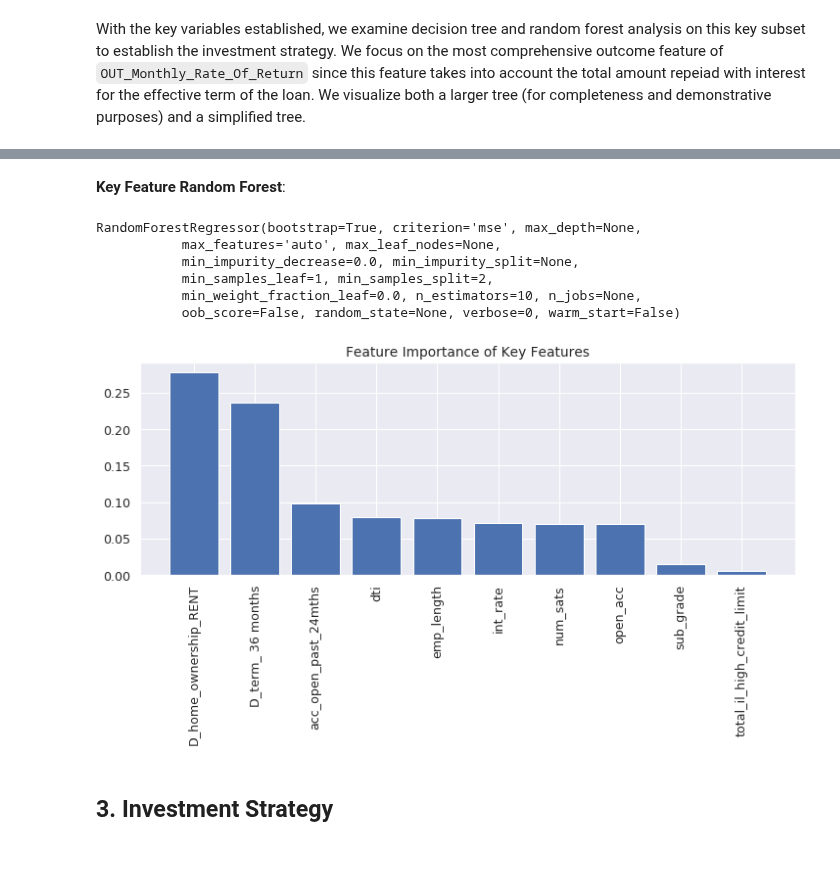
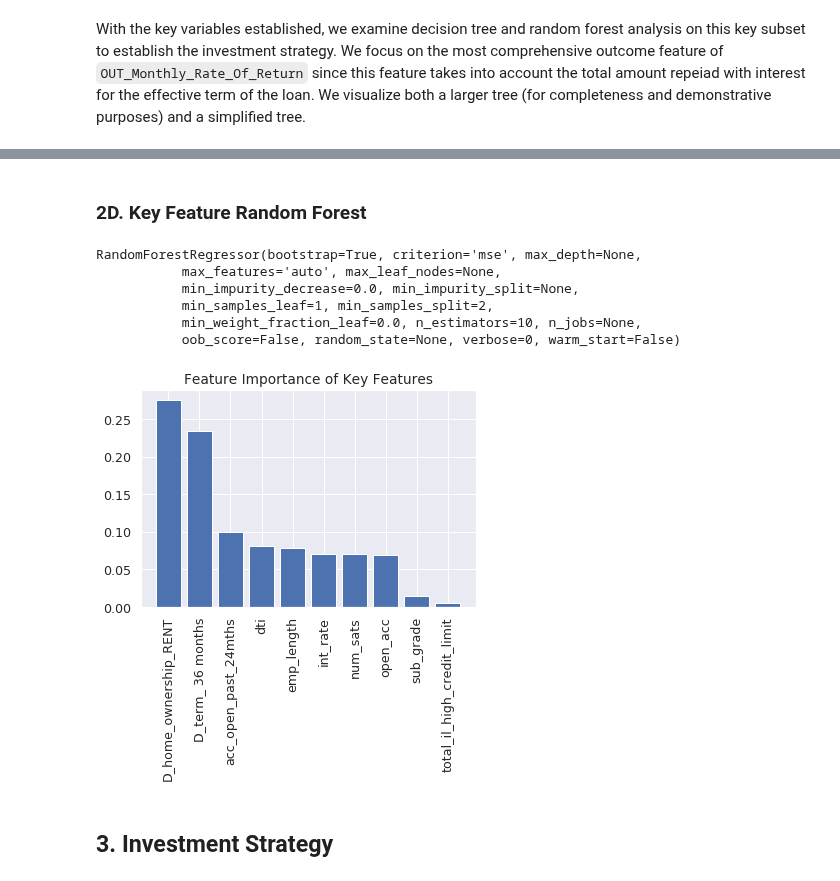
Before and after one commit to CS109Group67/lendingclub, a Jupyter notebook: notebooks/Strategy.ipynb, the cells around one changed output, grey strips where cells are left out. Drawn from its saved outputs; the diff is of its cells as text; code cells hidden in the pictures.

```diff
--- a/notebooks/Strategy.ipynb
+++ b/notebooks/Strategy.ipynb
@@ -259,27 +259,28 @@ DecisionTreeRegressor(criterion='mse', max_depth=10, max_features=None,
            min_samples_split=0.05, min_weight_fraction_leaf=0.0,
            presort=False, random_state=0, splitter='best')
 [drawing not drawn]
+# %% [markdown]
+### 2D. Key Feature Random Forest
 # %%
 keyrandomforest = RandomForestRegressor(n_estimators=10)
 keyrandomforest.fit(X_train_key, OUT_Monthly_Rate_Of_Return_train)
-display(Markdown('**Key Feature Random Forest**:'))
+
 print(keyrandomforest)
 importances = keyrandomforest.feature_importances_
 indices = np.argsort(importances)[::-1]
 plt.figure()
 plt.title("Feature Importance of Key Features")
 plt.bar(range(X_train_key.shape[1]), importances[indices])
 plt.xticks(range(X_train_key.shape[1]), X_train_key.columns, rotation=90)
 plt.show()
 # %% [output]
-**Key Feature Random Forest**:
 RandomForestRegressor(bootstrap=True, criterion='mse', max_depth=None,
            max_features='auto', max_leaf_nodes=None,
            min_impurity_decrease=0.0, min_impurity_split=None,
            min_samples_leaf=1, min_samples_split=2,
            min_weight_fraction_leaf=0.0, n_estimators=10, n_jobs=None,
            oob_score=False, random_state=None, verbose=0, warm_start=False)
-[figure, old version]
+[figure, new version]
 # %% [markdown]
 ## 3. Investment Strategy
 # %% [markdown]
```
Also changed, not shown: parts of 7 cells of this notebook, 8 other files.
